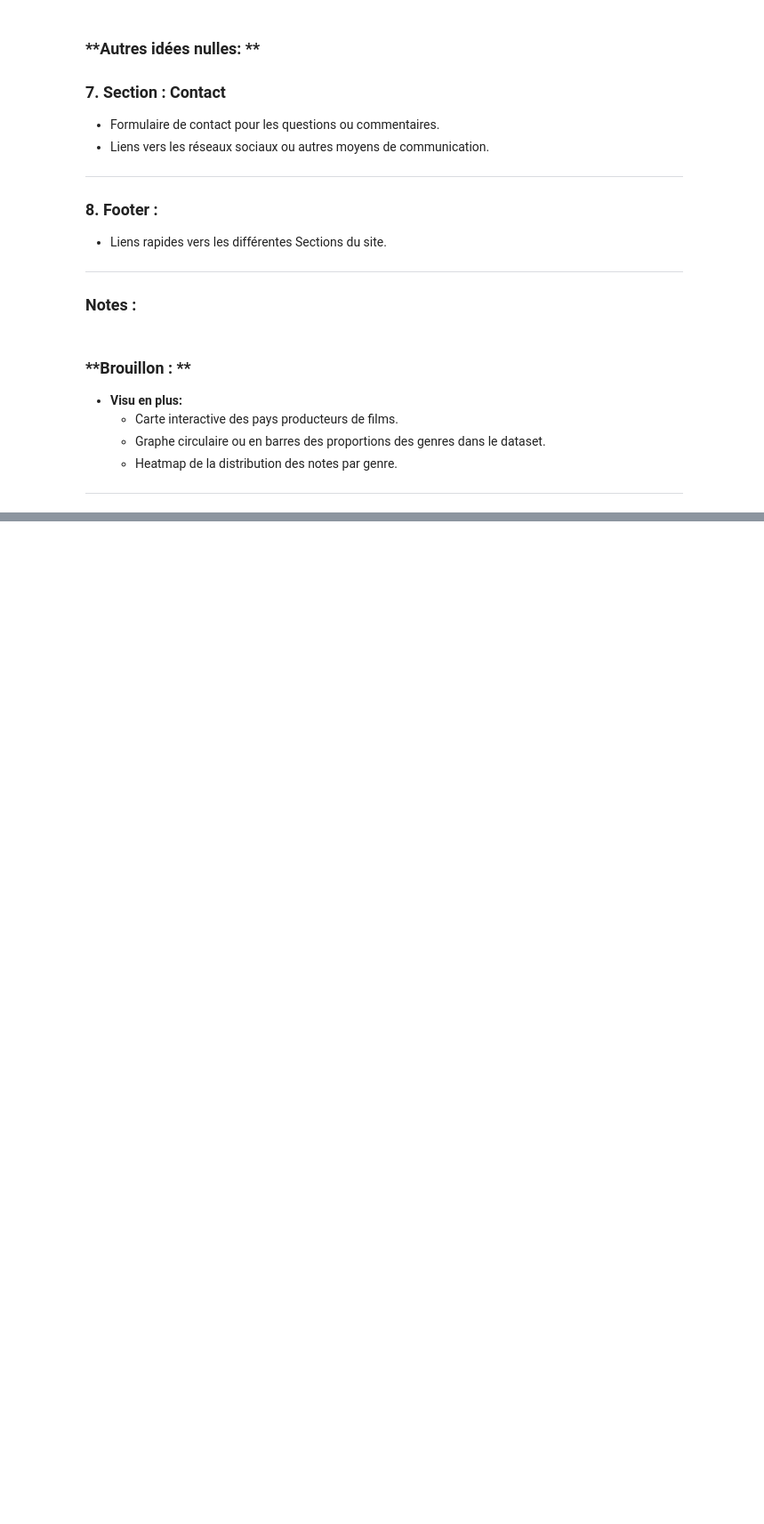
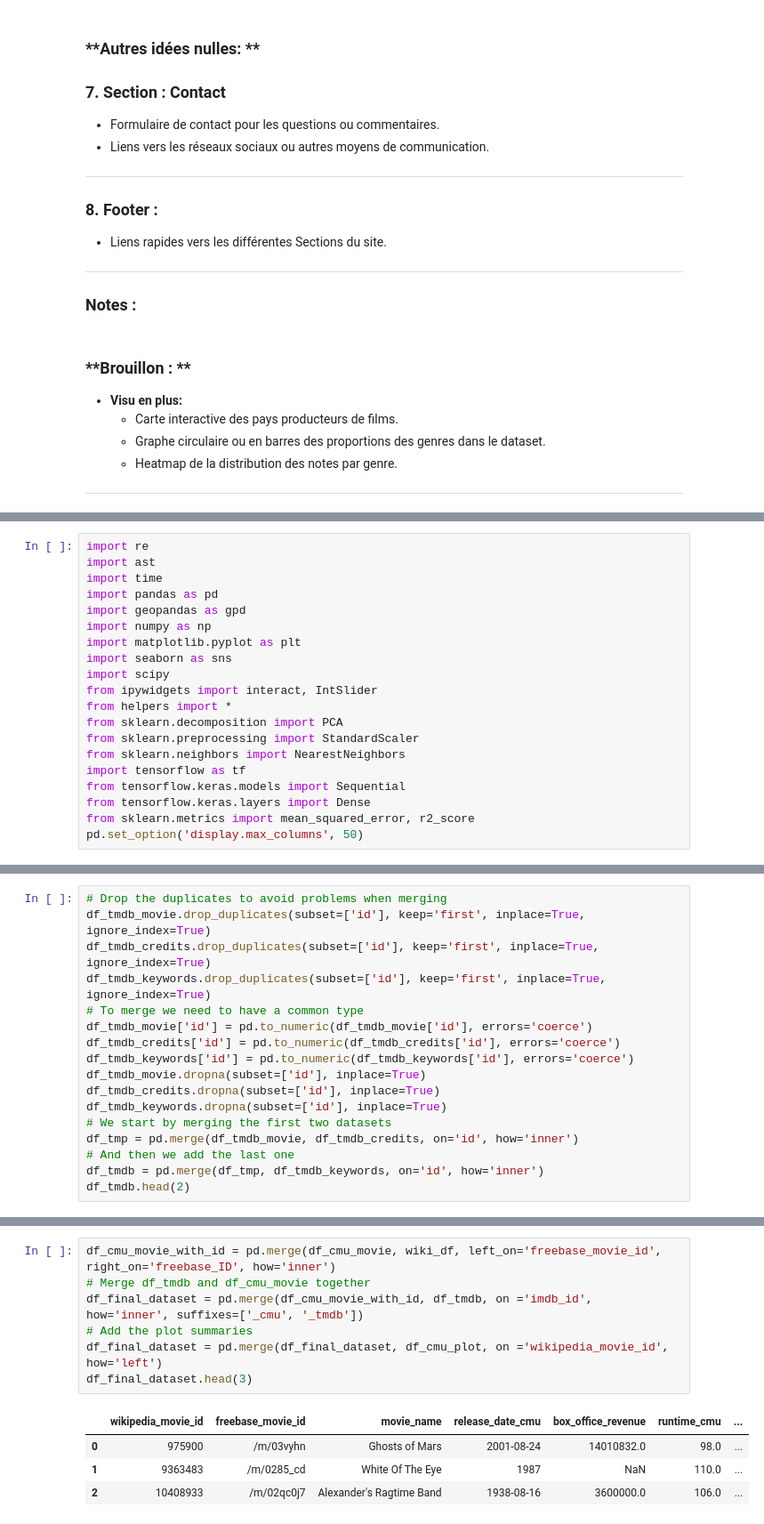
Before and after one commit to epfl-ada/ada-2024-project-skibidata, a Jupyter notebook: Data_story_&_Orga_site.ipynb, the cells around one changed output, grey strips where cells are left out. Shown: that part at 89% size. Cells and saved outputs as stored; diff of their text form; blank space fills up the shorter version.

```diff
--- a/Data_story_&_Orga_site.ipynb
+++ b/Data_story_&_Orga_site.ipynb
@@ -157,0 +160,20 @@ Introduction générale :
+# %%
+import re
+import ast
+import time
+import pandas as pd
+import geopandas as gpd
+import numpy as np
+import matplotlib.pyplot as plt
+import seaborn as sns
+import scipy
+from ipywidgets import interact, IntSlider
+from helpers import *
+from sklearn.decomposition import PCA
+from sklearn.preprocessing import StandardScaler
+from sklearn.neighbors import NearestNeighbors
+import tensorflow as tf
+from tensorflow.keras.models import Sequential
+from tensorflow.keras.layers import Dense
+from sklearn.metrics import mean_squared_error, r2_score
+pd.set_option('display.max_columns', 50)
@@ -157,0 +207,17 @@ Introduction générale :
+# %%
+# Drop the duplicates to avoid problems when merging
+df_tmdb_movie.drop_duplicates(subset=['id'], keep='first', inplace=True, ignore_index=True)
+df_tmdb_credits.drop_duplicates(subset=['id'], keep='first', inplace=True, ignore_index=True)
+df_tmdb_keywords.drop_duplicates(subset=['id'], keep='first', inplace=True, ignore_index=True)
+# To merge we need to have a common type
+df_tmdb_movie['id'] = pd.to_numeric(df_tmdb_movie['id'], errors='coerce')
+df_tmdb_credits['id'] = pd.to_numeric(df_tmdb_credits['id'], errors='coerce')
+df_tmdb_keywords['id'] = pd.to_numeric(df_tmdb_keywords['id'], errors='coerce')
+df_tmdb_movie.dropna(subset=['id'], inplace=True)
+df_tmdb_credits.dropna(subset=['id'], inplace=True)
+df_tmdb_keywords.dropna(subset=['id'], inplace=True)
+# We start by merging the first two datasets
+df_tmp = pd.merge(df_tmdb_movie, df_tmdb_credits, on='id', how='inner')
+# And then we add the last one
+df_tmdb = pd.merge(df_tmp, df_tmdb_keywords, on='id', how='inner')
+df_tmdb.head(2)
@@ -157,0 +228,12 @@ Introduction générale :
+# %%
+df_cmu_movie_with_id = pd.merge(df_cmu_movie, wiki_df, left_on='freebase_movie_id', right_on='freebase_ID', how='inner')
+# Merge df_tmdb and df_cmu_movie together
+df_final_dataset = pd.merge(df_cmu_movie_with_id, df_tmdb, on ='imdb_id', how='inner', suffixes=['_cmu', '_tmdb'])
+# Add the plot summaries
+df_final_dataset = pd.merge(df_final_dataset, df_cmu_plot, on ='wikipedia_movie_id', how='left')
+df_final_dataset.head(3)
+# %% [output]
+|  | wikipedia_movie_id | freebase_movie_id | movie_name | release_date_cmu | box_office_revenue | runtime_cmu | ... |
+| 0 | 975900 | /m/03vyhn | Ghosts of Mars | 2001-08-24 | 14010832.0 | 98.0 | ... |
+| 1 | 9363483 | /m/0285_cd | White Of The Eye | 1987 | NaN | 110.0 | ... |
+| 2 | 10408933 | /m/02qc0j7 | Alexander's Ragtime Band | 1938-08-16 | 3600000.0 | 106.0 | ... |
```
Also changed, not shown: parts of 15 cells of this notebook.
